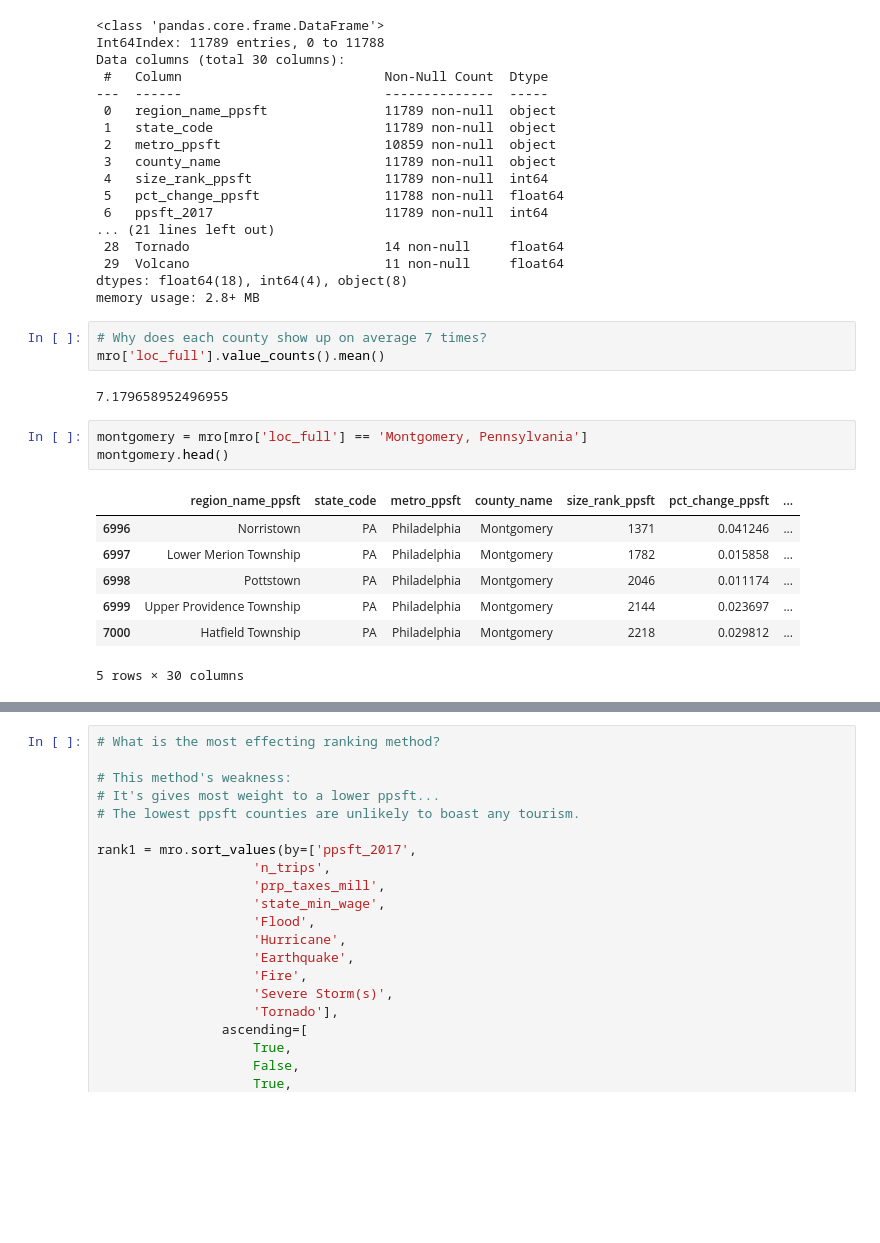
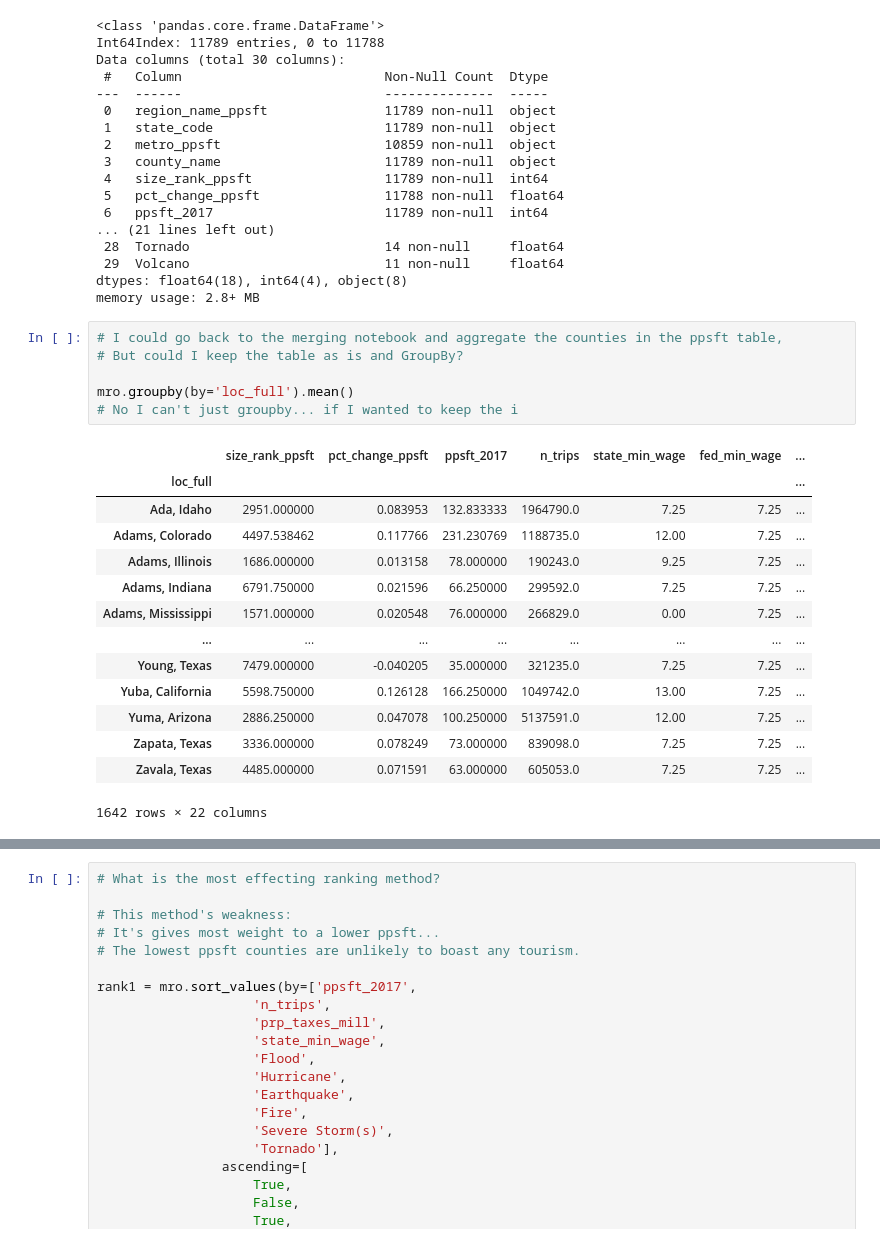
Before and after one commit to taylor-curran/vrb-know, a Jupyter notebook: data/initial_mr_ranking.ipynb, the cells around one changed output, grey strips where cells are left out. Drawn from its saved outputs; the diff is of its cells as text; blank space fills up the shorter version.

Commit message:
Still Need to Do Groupby Before Merge

```diff
--- a/data/initial_mr_ranking.ipynb
+++ b/data/initial_mr_ranking.ipynb
@@ -43,22 +43,27 @@ Data columns (total 30 columns):
  29  Volcano                         11 non-null     float64
 dtypes: float64(18), int64(4), object(8)
 memory usage: 2.8+ MB
-# %%
-# Why does each county show up on average 7 times?
-mro['loc_full'].value_counts().mean()
-# %% [output]
-7.179658952496955
-# %%
-montgomery = mro[mro['loc_full'] == 'Montgomery, Pennsylvania']
-montgomery.head()
-# %% [output]
-|  | region_name_ppsft | state_code | metro_ppsft | county_name | size_rank_ppsft | pct_change_ppsft | ... |
-| 6996 | Norristown | PA | Philadelphia | Montgomery | 1371 | 0.041246 | ... |
-| 6997 | Lower Merion Township | PA | Philadelphia | Montgomery | 1782 | 0.015858 | ... |
-| 6998 | Pottstown | PA | Philadelphia | Montgomery | 2046 | 0.011174 | ... |
-| 6999 | Upper Providence Township | PA | Philadelphia | Montgomery | 2144 | 0.023697 | ... |
-| 7000 | Hatfield Township | PA | Philadelphia | Montgomery | 2218 | 0.029812 | ... |
-5 rows × 30 columns
+# %%
+# I could go back to the merging notebook and aggregate the counties in the ppsft table,
+# But could I keep the table as is and GroupBy?
+
+mro.groupby(by='loc_full').mean()
+# No I can't just groupby... if I wanted to keep the i
+# %% [output]
+|  | size_rank_ppsft | pct_change_ppsft | ppsft_2017 | n_trips | state_min_wage | fed_min_wage | ... |
+| loc_full |  |  |  |  |  |  | ... |
+| Ada, Idaho | 2951.000000 | 0.083953 | 132.833333 | 1964790.0 | 7.25 | 7.25 | ... |
+| Adams, Colorado | 4497.538462 | 0.117766 | 231.230769 | 1188735.0 | 12.00 | 7.25 | ... |
+| Adams, Illinois | 1686.000000 | 0.013158 | 78.000000 | 190243.0 | 9.25 | 7.25 | ... |
+| Adams, Indiana | 6791.750000 | 0.021596 | 66.250000 | 299592.0 | 7.25 | 7.25 | ... |
+| Adams, Mississippi | 1571.000000 | 0.020548 | 76.000000 | 266829.0 | 0.00 | 7.25 | ... |
+| ... | ... | ... | ... | ... | ... | ... | ... |
+| Young, Texas | 7479.000000 | -0.040205 | 35.000000 | 321235.0 | 7.25 | 7.25 | ... |
+| Yuba, California | 5598.750000 | 0.126128 | 166.250000 | 1049742.0 | 13.00 | 7.25 | ... |
+| Yuma, Arizona | 2886.250000 | 0.047078 | 100.250000 | 5137591.0 | 12.00 | 7.25 | ... |
+| Zapata, Texas | 3336.000000 | 0.078249 | 73.000000 | 839098.0 | 7.25 | 7.25 | ... |
+| Zavala, Texas | 4485.000000 | 0.071591 | 63.000000 | 605053.0 | 7.25 | 7.25 | ... |
+1642 rows × 22 columns
 # %%
 # OPTIONAL
 # - Reduce n_cols -  by combining disaster cols and dropping all cols that are less 'interesting'
```
Also changed, not shown: parts of 4 cells of this notebook, 1 other file.
